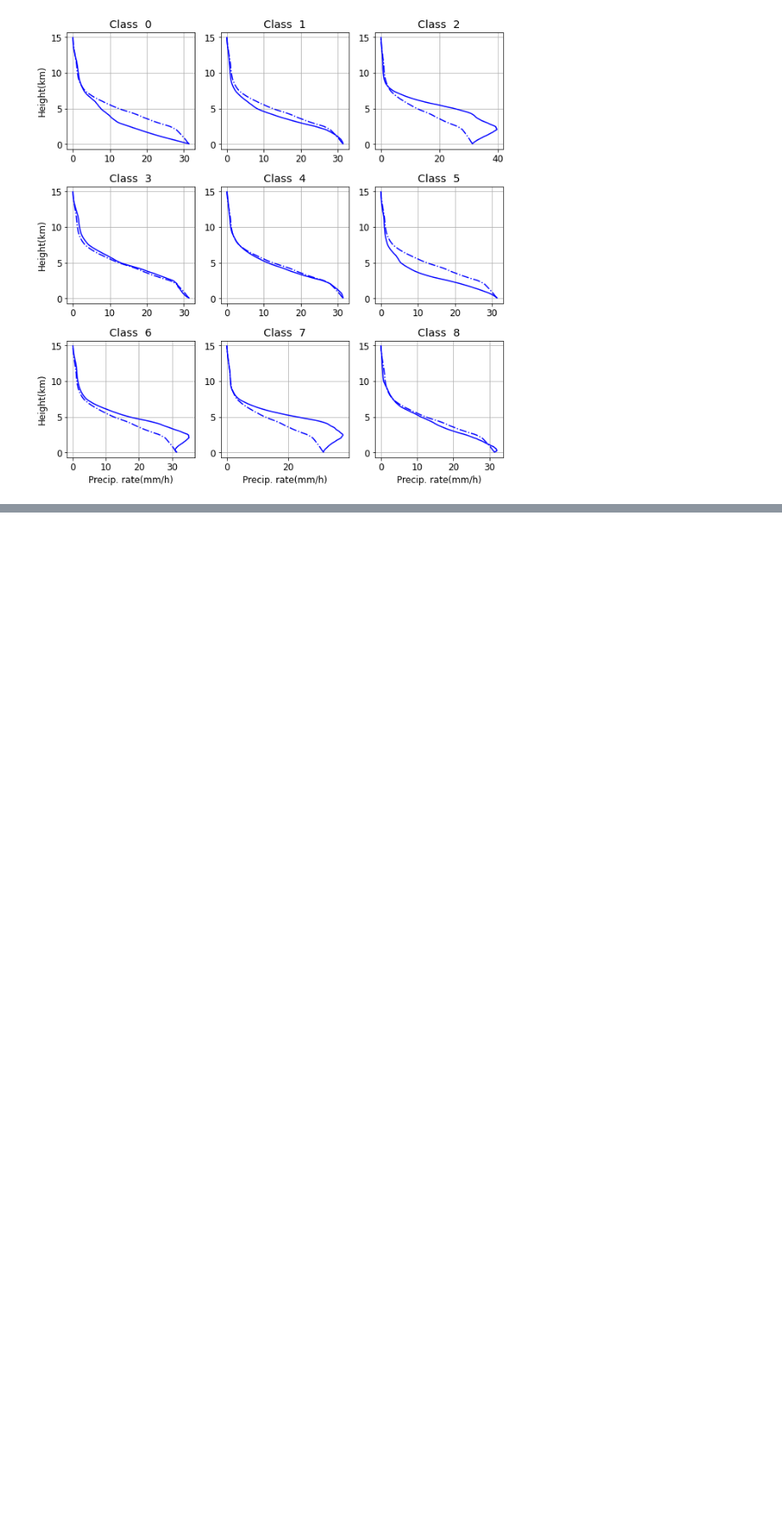
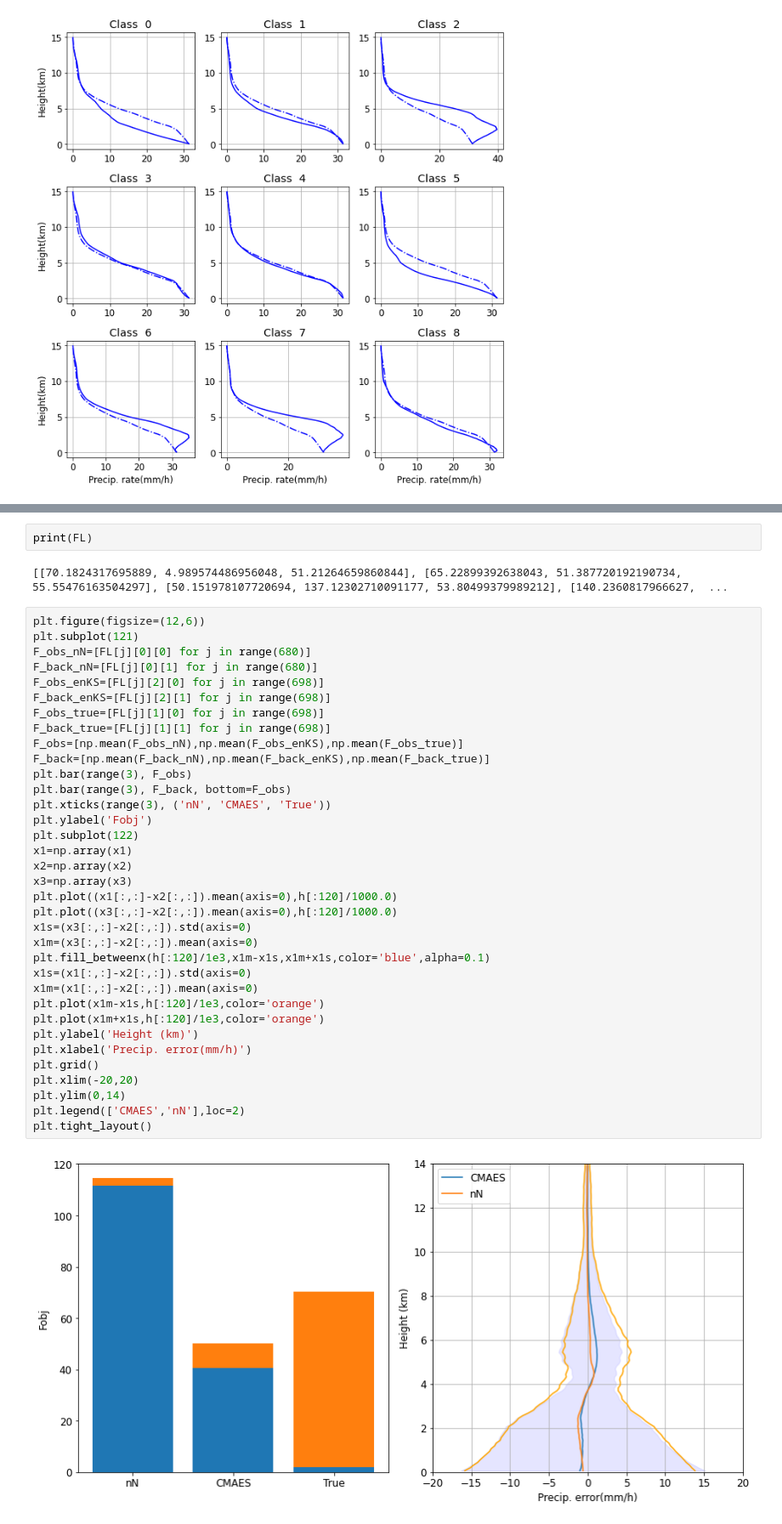
Before and after one commit to mgrecu35/ensGN, a Jupyter notebook: paperRST.ipynb, the cells around one changed output, grey strips where cells are left out. Shown at 85% size. Drawn from its saved outputs; the diff is of its cells as text; blank space fills up the shorter version.

```diff
--- a/paperRST.ipynb
+++ b/paperRST.ipynb
@@ -294,0 +486,41 @@ print(len(a[0]))
+# %%
+print(FL)
+# %% [output]
+[[70.1824317695889, 4.989574486956048, 51.21264659860844], [65.22899392638043, 51.387720192190734, 55.55476163504297], [50.151978107720694, 137.12302710091177, 53.80499379989212], [140.2360817966627,  ...
+# %%
+plt.figure(figsize=(12,6))
+plt.subplot(121)
+F_obs_nN=[FL[j][0][0] for j in range(680)]
+F_back_nN=[FL[j][0][1] for j in range(680)]
+F_obs_enKS=[FL[j][2][0] for j in range(698)]
+F_back_enKS=[FL[j][2][1] for j in range(698)]
+F_obs_true=[FL[j][1][0] for j in range(698)]
+F_back_true=[FL[j][1][1] for j in range(698)]
+F_obs=[np.mean(F_obs_nN),np.mean(F_obs_enKS),np.mean(F_obs_true)]
+F_back=[np.mean(F_back_nN),np.mean(F_back_enKS),np.mean(F_back_true)]
+plt.bar(range(3), F_obs)
+plt.bar(range(3), F_back, bottom=F_obs)
+plt.xticks(range(3), ('nN', 'CMAES', 'True'))
+plt.ylabel('Fobj')
+plt.subplot(122)
+x1=np.array(x1)
+x2=np.array(x2)
+x3=np.array(x3)
+plt.plot((x1[:,:]-x2[:,:]).mean(axis=0),h[:120]/1000.0)
+plt.plot((x3[:,:]-x2[:,:]).mean(axis=0),h[:120]/1000.0)
+x1s=(x3[:,:]-x2[:,:]).std(axis=0)
+x1m=(x3[:,:]-x2[:,:]).mean(axis=0)
+plt.fill_betweenx(h[:120]/1e3,x1m-x1s,x1m+x1s,color='blue',alpha=0.1)
+x1s=(x1[:,:]-x2[:,:]).std(axis=0)
+x1m=(x1[:,:]-x2[:,:]).mean(axis=0)
+plt.plot(x1m-x1s,h[:120]/1e3,color='orange')
+plt.plot(x1m+x1s,h[:120]/1e3,color='orange')
+plt.ylabel('Height (km)')
+plt.xlabel('Precip. error(mm/h)')
+plt.grid()
+plt.xlim(-20,20)
+plt.ylim(0,14)
+plt.legend(['CMAES','nN'],loc=2)
+plt.tight_layout()
+# %% [output]
+[figure, added]
```
Also changed, not shown: parts of 14 cells of this notebook, 6 other files.
